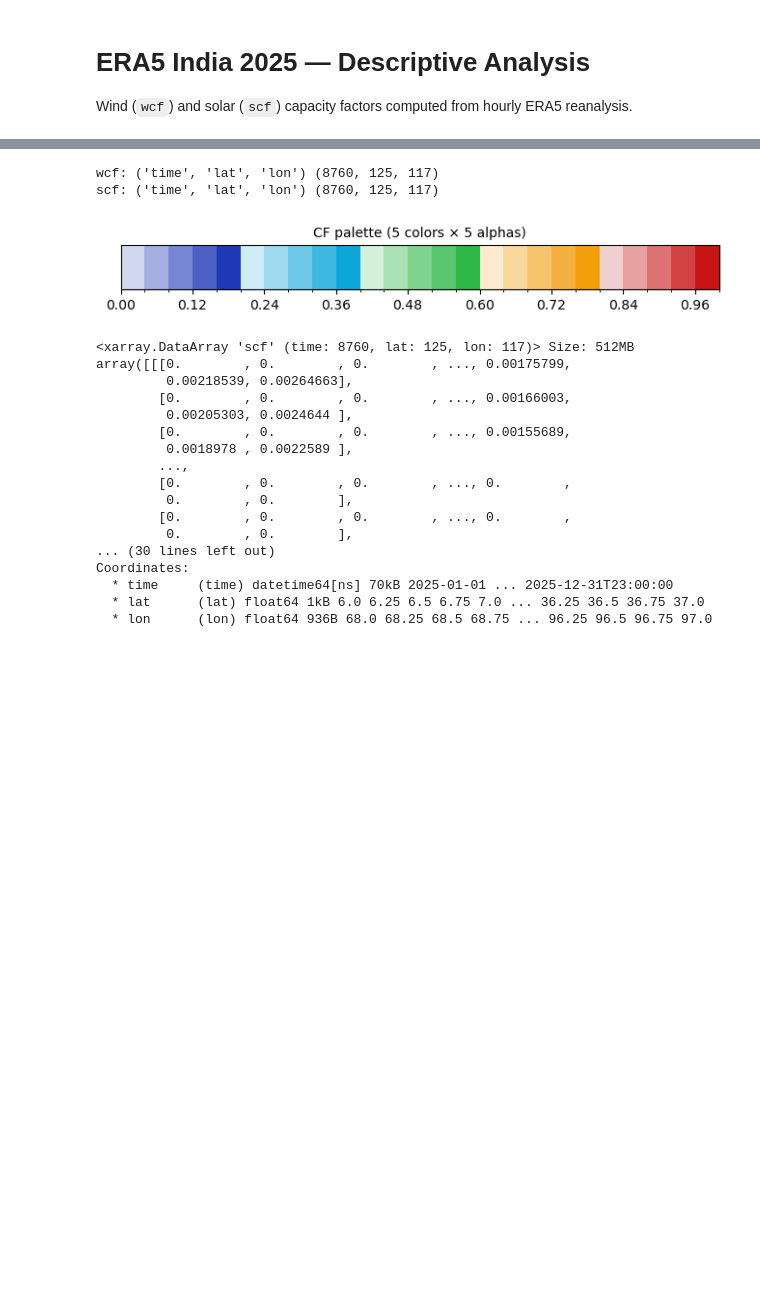
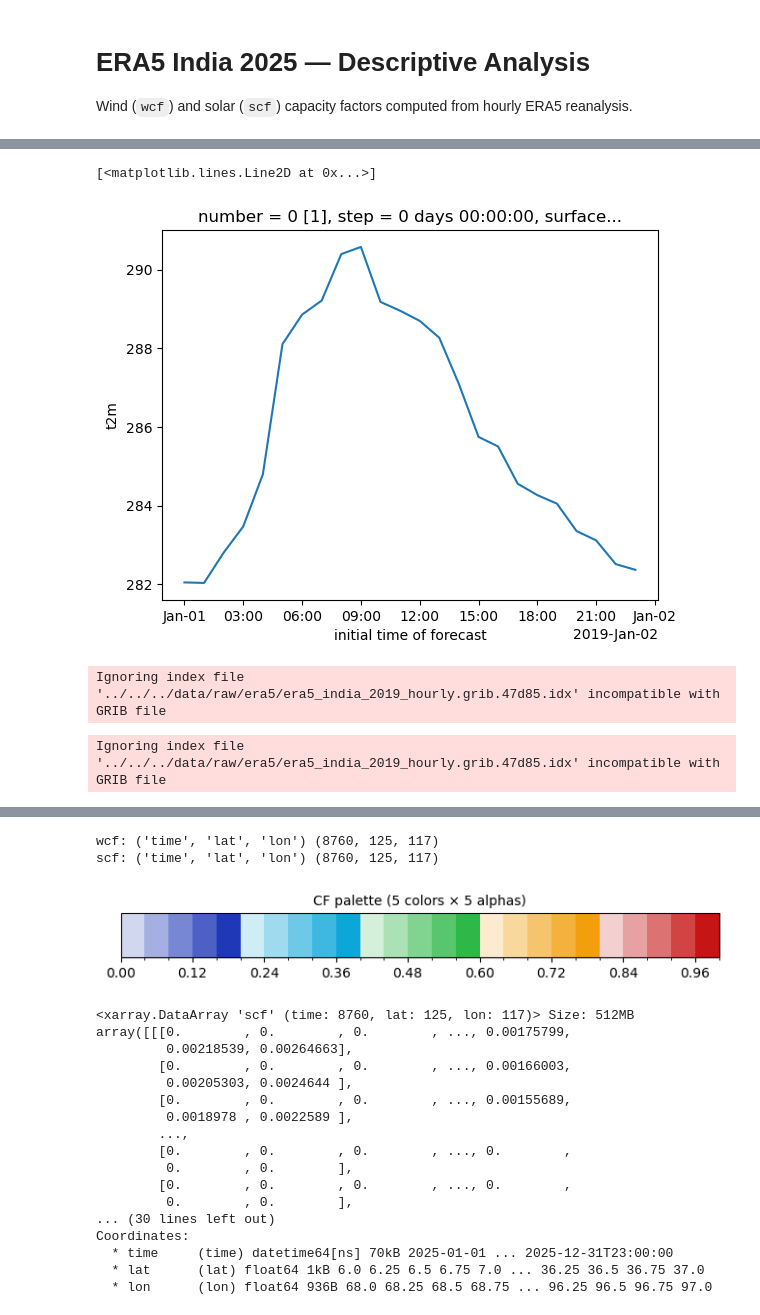
Before and after one commit to colinlenoble/renewable_india, a Jupyter notebook: code/diagnostics/notebooks/01_era5_descriptive_analysis.ipynb, the cells around one changed output, grey strips where cells are left out. Drawn from its saved outputs; the diff is of its cells as text; code cells hidden in the pictures; blank space fills up the shorter version.

```diff
--- a/code/diagnostics/notebooks/01_era5_descriptive_analysis.ipynb
+++ b/code/diagnostics/notebooks/01_era5_descriptive_analysis.ipynb
@@ -3,0 +87,5 @@ Wind (`wcf`) and solar (`scf`) capacity factors computed from hourly ERA5 reanal
+# %%
+import xarray as xr
+path_h = '../../../data/raw/era5/era5_india_2019_hourly.grib'
+ds_h = xr.open_dataset(path_h, engine='cfgrib')
+ds_h
@@ -3,0 +127,13 @@ Wind (`wcf`) and solar (`scf`) capacity factors computed from hourly ERA5 reanal
+# %%
+ds_h.isel(time=slice(None,24)).t2m.mean(dim=['latitude', 'longitude']).plot()
+# %% [output]
+[<matplotlib.lines.Line2D at 0x...>]
+[figure, added]
+# %%
+ds = xr.open_dataset(
+        str(path_h), engine="cfgrib",
+        backend_kwargs={"filter_by_keys": {"shortName": "ssrd"}},
+    )
+ds = ds.fillna(0)
+# %% [output]
+Ignoring index file '../../../data/raw/era5/era5_india_2019_hourly.grib.47d85.idx' incompatible with GRIB file
@@ -3,0 +168,20 @@ Wind (`wcf`) and solar (`scf`) capacity factors computed from hourly ERA5 reanal
+# %%
+grib_path = '../../../data/raw/era5/era5_india_2019_hourly.grib'
+ds = xr.open_dataset(
+        str(grib_path), engine="cfgrib",
+        backend_kwargs={"filter_by_keys": {"shortName": "ssrd"}},
+    )
+ds = ds.fillna(0)
+
+
+ds['time_step'] = ds['time'] + ds['step']
+ds = ds.stack(time_dim=('time', 'step')).reset_index('time_dim')
+ds['time_dim'] = ds['time'] + ds['step']
+ds['ssrd'] = ds['ssrd'] / (3600)  # convert from J m-2 to W m-2
+#drop time and step
+ds = ds.drop(['time', 'step'])
+ds = ds.rename({'time_dim': 'time', 'latitude': 'lat', 'longitude': 'lon'})
+ds = ds.drop_vars(['surface', 'number', 'valid_time', 'time_step'])
+ds = ds.rename({'ssrd': 'rsds'})
+# %% [output]
+Ignoring index file '../../../data/raw/era5/era5_india_2019_hourly.grib.47d85.idx' incompatible with GRIB file
```
Also changed, not shown: parts of 31 cells of this notebook, 24 other files.
